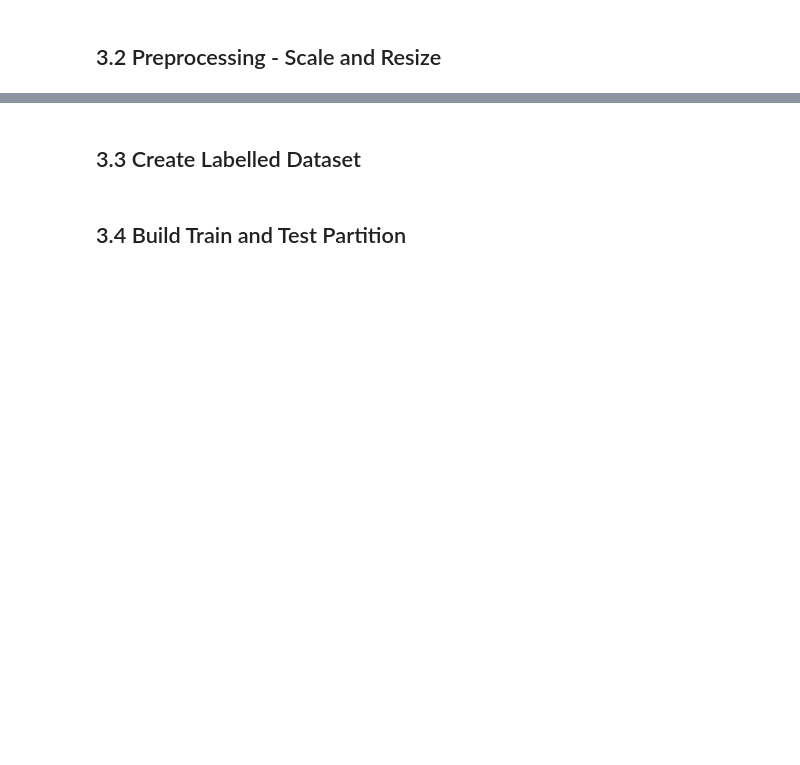
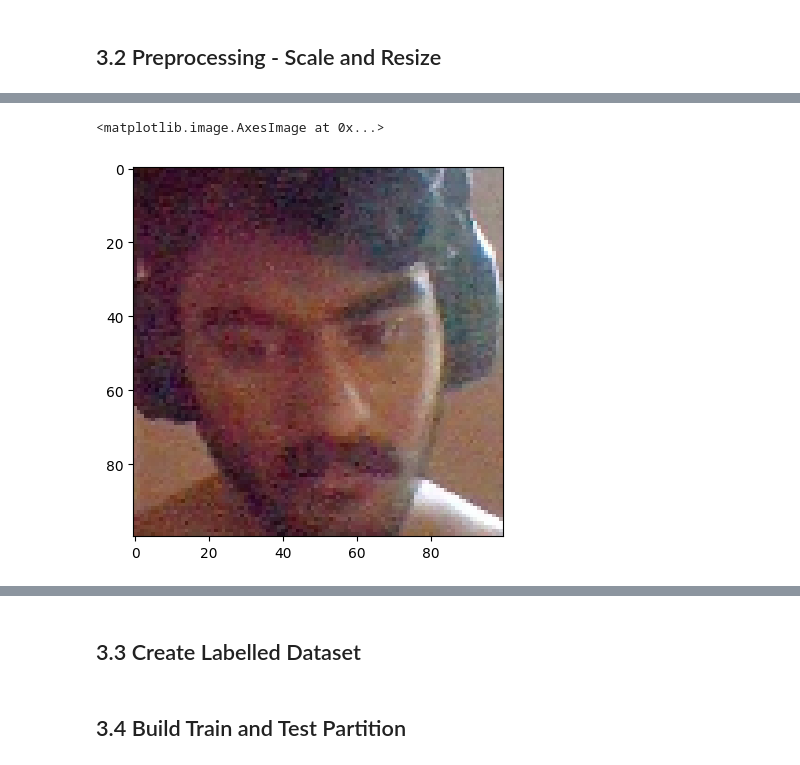
Before and after one commit to Niranjan-GopaL/Exploring__Open_CV__, a Jupyter notebook: FaceRecognition/Facial Verification with a Siamese Network - Part 2.ipynb, the cells around one changed output, grey strips where cells are left out. Saved outputs shown, nothing was run; the diff lists cells and outputs as text; code cells hidden in the pictures; blank space fills up the shorter version.

```diff
--- a/FaceRecognition/Facial Verification with a Siamese Network - Part 2.ipynb
+++ b/FaceRecognition/Facial Verification with a Siamese Network - Part 2.ipynb
@@ -114,0 +132,5 @@ plt.imshow(frame[120:120+250,200:200+250, :])
+# %%
+plt.imshow(img_scaled_down)
+# %% [output]
+<matplotlib.image.AxesImage at 0x...>
+[figure, added]
```
Also changed, not shown: parts of 38 cells of this notebook.
